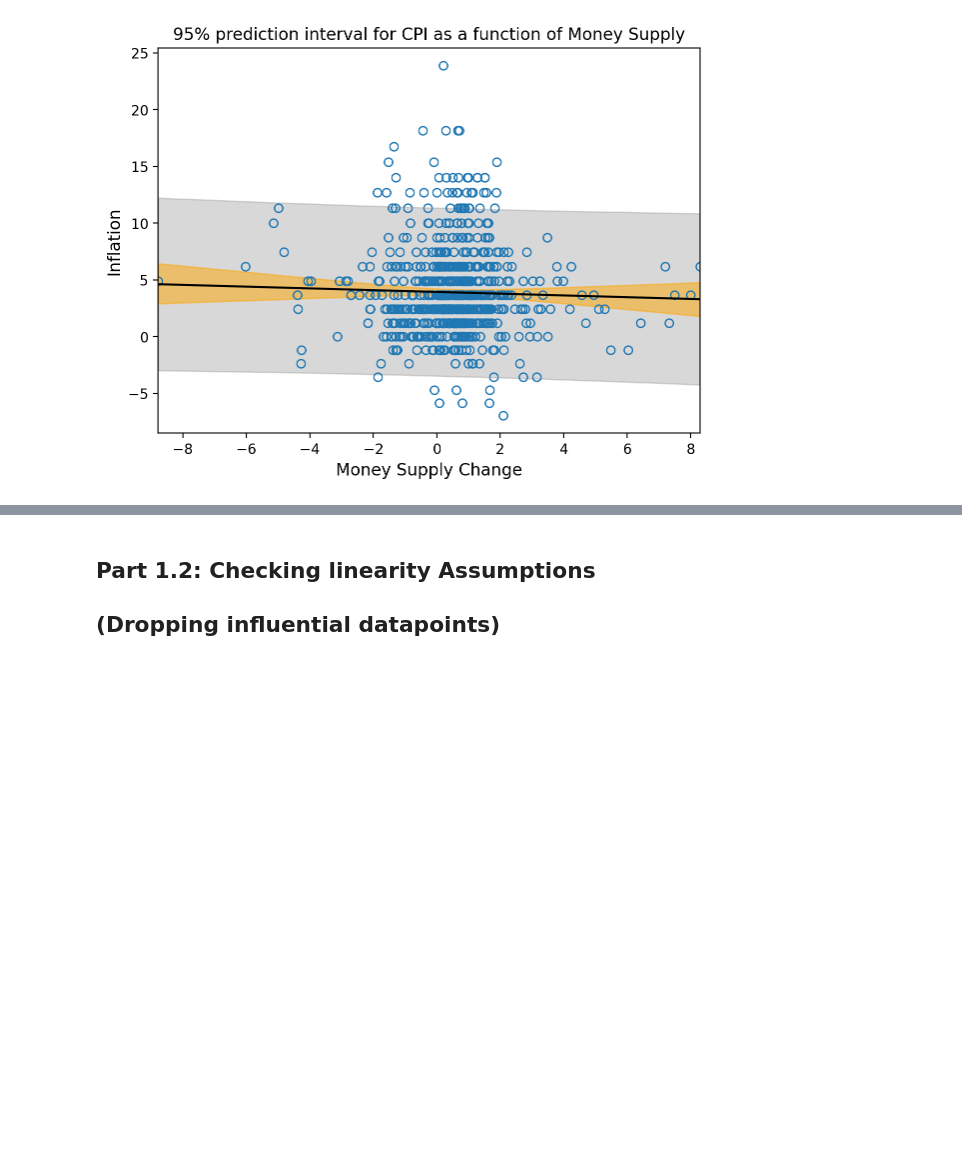
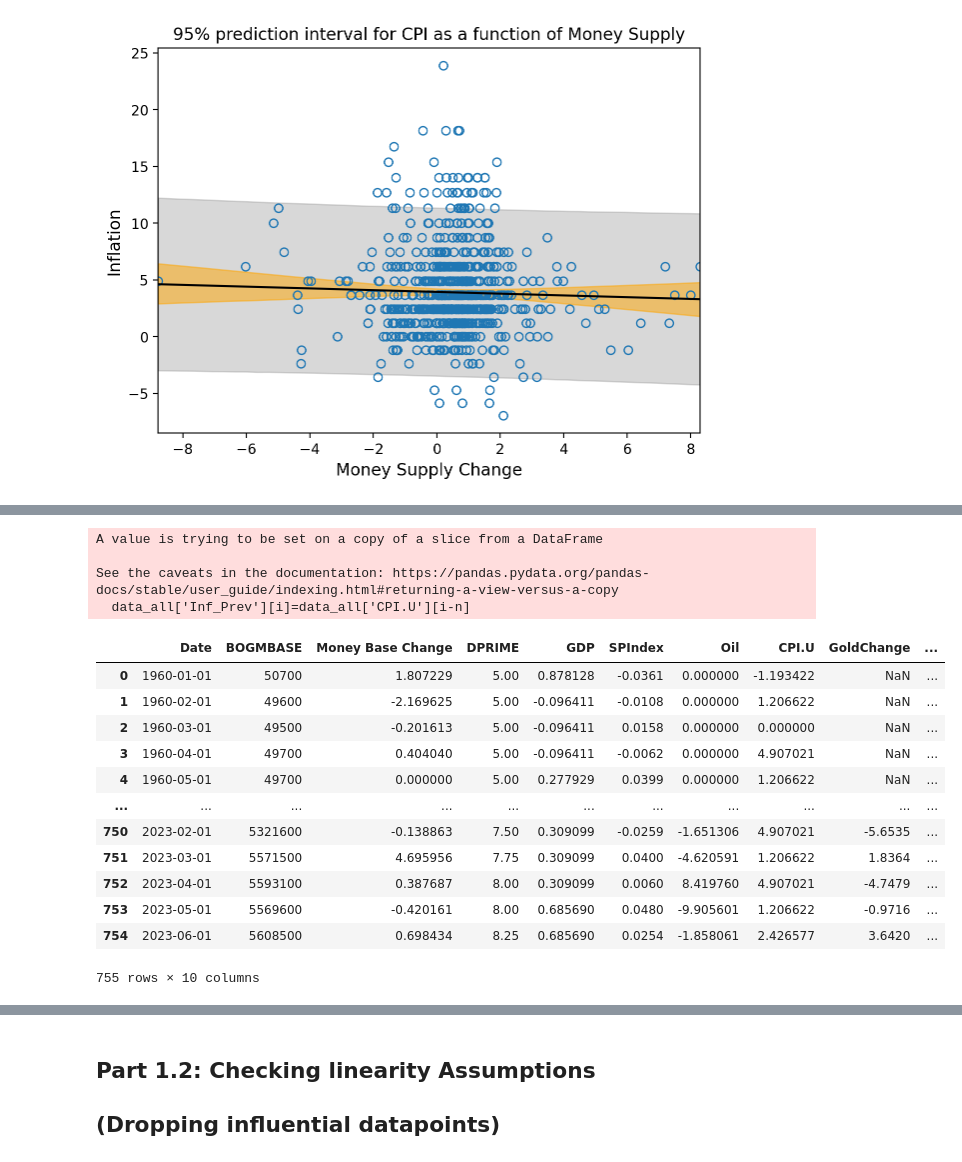
Before and after one commit to AndreiAf02/Math509Project_Public, a Jupyter notebook: 509ProjectV2.ipynb, the cells around one changed output, grey strips where cells are left out. Drawn from its saved outputs; the diff is of its cells as text; code cells hidden in the pictures; blank space fills up the shorter version.

```diff
--- a/509ProjectV2.ipynb
+++ b/509ProjectV2.ipynb
@@ -598,0 +617,26 @@ ylabel('Inflation', fontsize=12);
+# %%
+data_all['Inf_Prev']=zeros(755)
+
+n=12
+
+for i in range(n,756):
+  data_all['Inf_Prev'][i]=data_all['CPI.U'][i-n]
+data_all
+# %% [output]
+A value is trying to be set on a copy of a slice from a DataFrame
+
+See the caveats in the documentation: https://pandas.pydata.org/pandas-docs/stable/user_guide/indexing.html#returning-a-view-versus-a-copy
+  data_all['Inf_Prev'][i]=data_all['CPI.U'][i-n]
+|  | Date | BOGMBASE | Money Base Change | DPRIME | GDP | SPIndex | Oil | CPI.U | GoldChange | ... |
+| 0 | 1960-01-01 | 50700 | 1.807229 | 5.00 | 0.878128 | -0.0361 | 0.000000 | -1.193422 | NaN | ... |
+| 1 | 1960-02-01 | 49600 | -2.169625 | 5.00 | -0.096411 | -0.0108 | 0.000000 | 1.206622 | NaN | ... |
+| 2 | 1960-03-01 | 49500 | -0.201613 | 5.00 | -0.096411 | 0.0158 | 0.000000 | 0.000000 | NaN | ... |
+| 3 | 1960-04-01 | 49700 | 0.404040 | 5.00 | -0.096411 | -0.0062 | 0.000000 | 4.907021 | NaN | ... |
+| 4 | 1960-05-01 | 49700 | 0.000000 | 5.00 | 0.277929 | 0.0399 | 0.000000 | 1.206622 | NaN | ... |
+| ... | ... | ... | ... | ... | ... | ... | ... | ... | ... | ... |
+| 750 | 2023-02-01 | 5321600 | -0.138863 | 7.50 | 0.309099 | -0.0259 | -1.651306 | 4.907021 | -5.6535 | ... |
+| 751 | 2023-03-01 | 5571500 | 4.695956 | 7.75 | 0.309099 | 0.0400 | -4.620591 | 1.206622 | 1.8364 | ... |
+| 752 | 2023-04-01 | 5593100 | 0.387687 | 8.00 | 0.309099 | 0.0060 | 8.419760 | 4.907021 | -4.7479 | ... |
+| 753 | 2023-05-01 | 5569600 | -0.420161 | 8.00 | 0.685690 | 0.0480 | -9.905601 | 1.206622 | -0.9716 | ... |
+| 754 | 2023-06-01 | 5608500 | 0.698434 | 8.25 | 0.685690 | 0.0254 | -1.858061 | 2.426577 | 3.6420 | ... |
+755 rows × 10 columns
```
Also changed, not shown: parts of 5 cells of this notebook.
